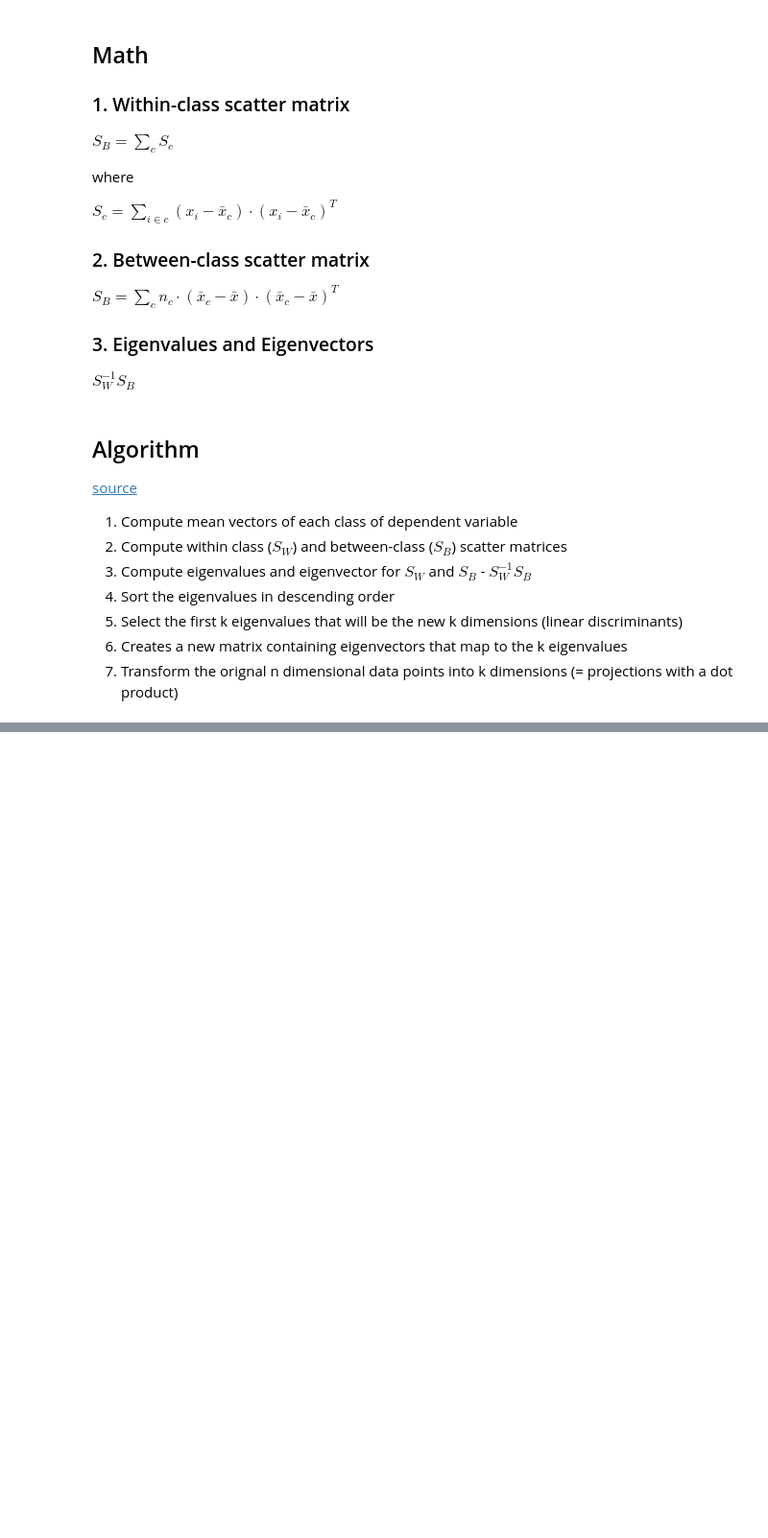
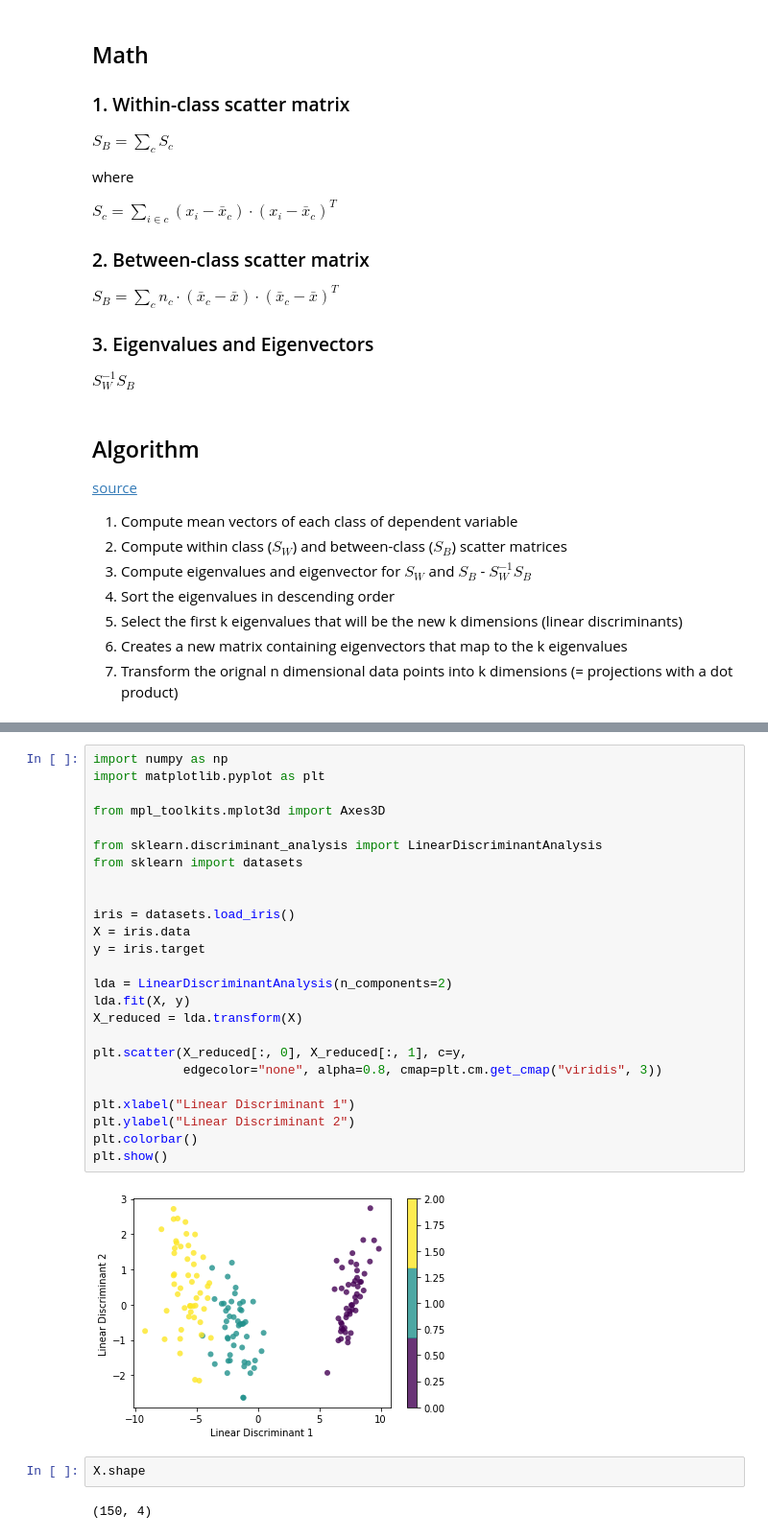
Before and after one commit to changsin/MIU_ML, a Jupyter notebook: notebooks/10.LDA.ipynb, the cells around one changed output, grey strips where cells are left out. Shown: that part at 96% size. Saved outputs shown, nothing was run; the diff lists cells and outputs as text; blank space fills up the shorter version.

```diff
--- a/notebooks/10.LDA.ipynb
+++ b/notebooks/10.LDA.ipynb
@@ -135,0 +137,31 @@ Shape of transformed X: (150, 2)
+# %%
+import numpy as np
+import matplotlib.pyplot as plt
+
+from mpl_toolkits.mplot3d import Axes3D
+
+from sklearn.discriminant_analysis import LinearDiscriminantAnalysis
+from sklearn import datasets
+
+
+iris = datasets.load_iris()
+X = iris.data
+y = iris.target
+
+lda = LinearDiscriminantAnalysis(n_components=2)
+lda.fit(X, y)
+X_reduced = lda.transform(X)
+
+plt.scatter(X_reduced[:, 0], X_reduced[:, 1], c=y,
+            edgecolor="none", alpha=0.8, cmap=plt.cm.get_cmap("viridis", 3))
+
+plt.xlabel("Linear Discriminant 1")
+plt.ylabel("Linear Discriminant 2")
+plt.colorbar()
+plt.show()
+# %% [output]
+[figure, added]
+# %%
+X.shape
+# %% [output]
+(150, 4)
```
Also changed, not shown: parts of 5 cells of this notebook.
